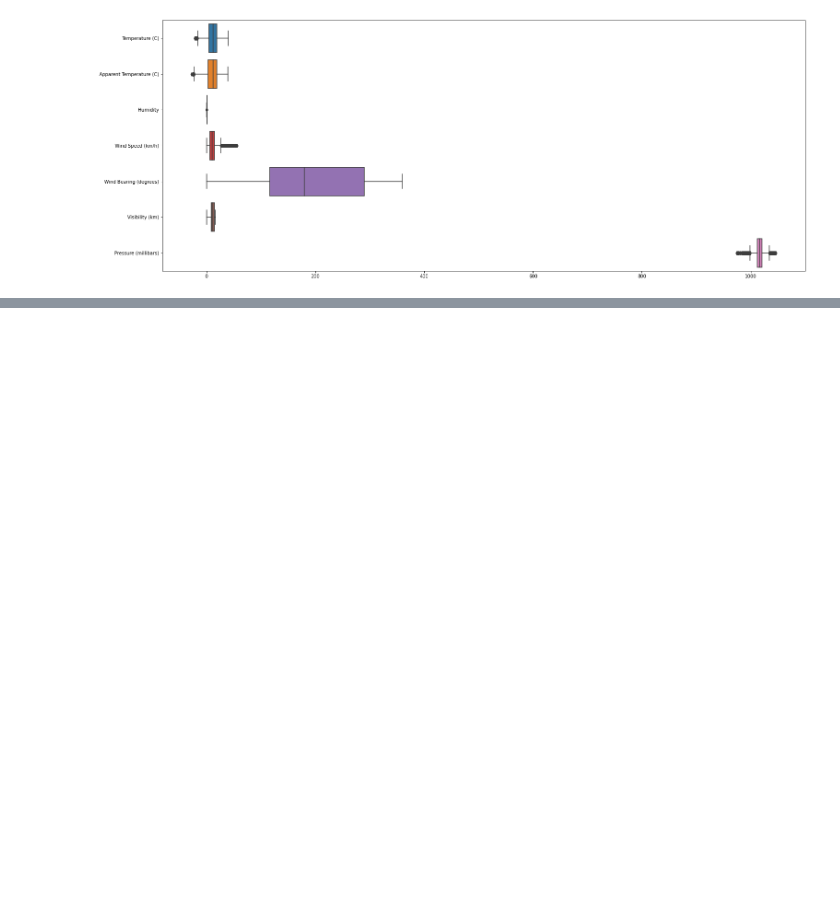
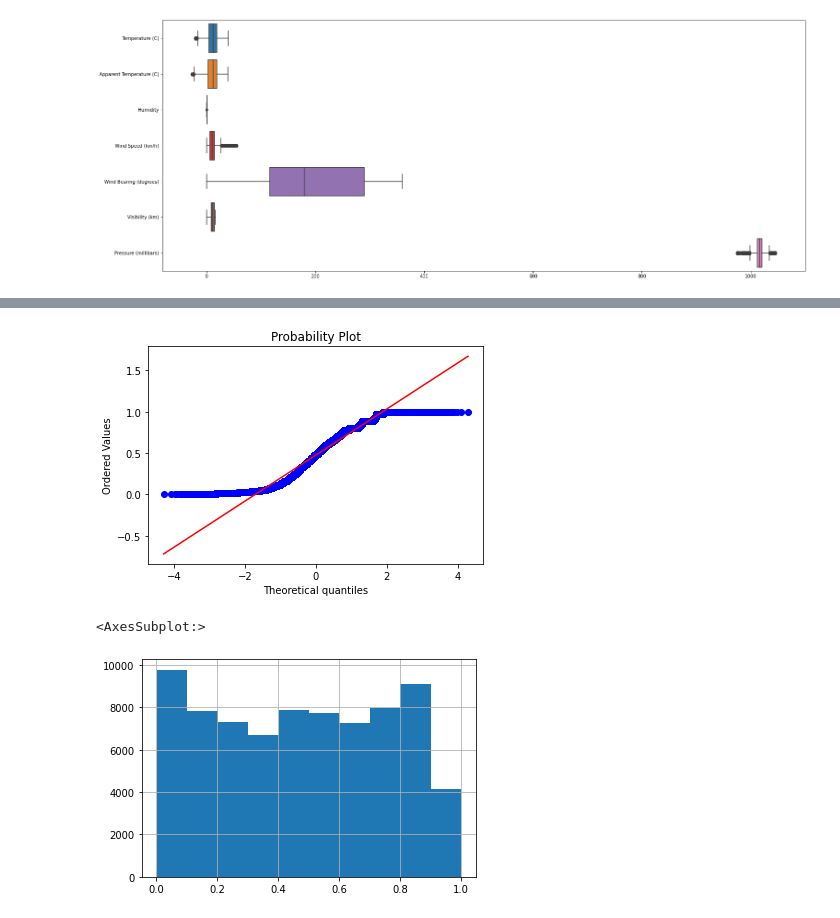
Before and after one commit to jasmeen848/temperature-prediction-model, a Jupyter notebook: TemperaturePredictionRegression.ipynb, the cells around one changed output, grey strips where cells are left out. Cells and saved outputs as stored; diff of their text form; code cells hidden in the pictures; blank space fills up the shorter version.

```diff
--- a/TemperaturePredictionRegression.ipynb
+++ b/TemperaturePredictionRegression.ipynb
@@ -385,0 +480,18 @@ sns.boxplot(data=new_weather_df, orient='h', ax=ax)
+# %%
+# Clearly column variables are left skewed so this need transformation
+
+columns = ['Humidity']
+
+exp_transform = FunctionTransformer(lambda x:x**3, validate=True)
+data_new = exp_transform.transform(X_train[columns])
+df_new = pd.DataFrame(data_new, columns=columns)
+
+X_train.Humidity = df_new['Humidity']
+# %%
+stats.probplot(X_train["Humidity"], dist="norm", plot=plt)
+plt.show()
+X_train['Humidity'].hist()
+# %% [output]
+[figure, added]
+<AxesSubplot:>
+[figure, added]
```
Also changed, not shown: parts of 34 cells of this notebook.
